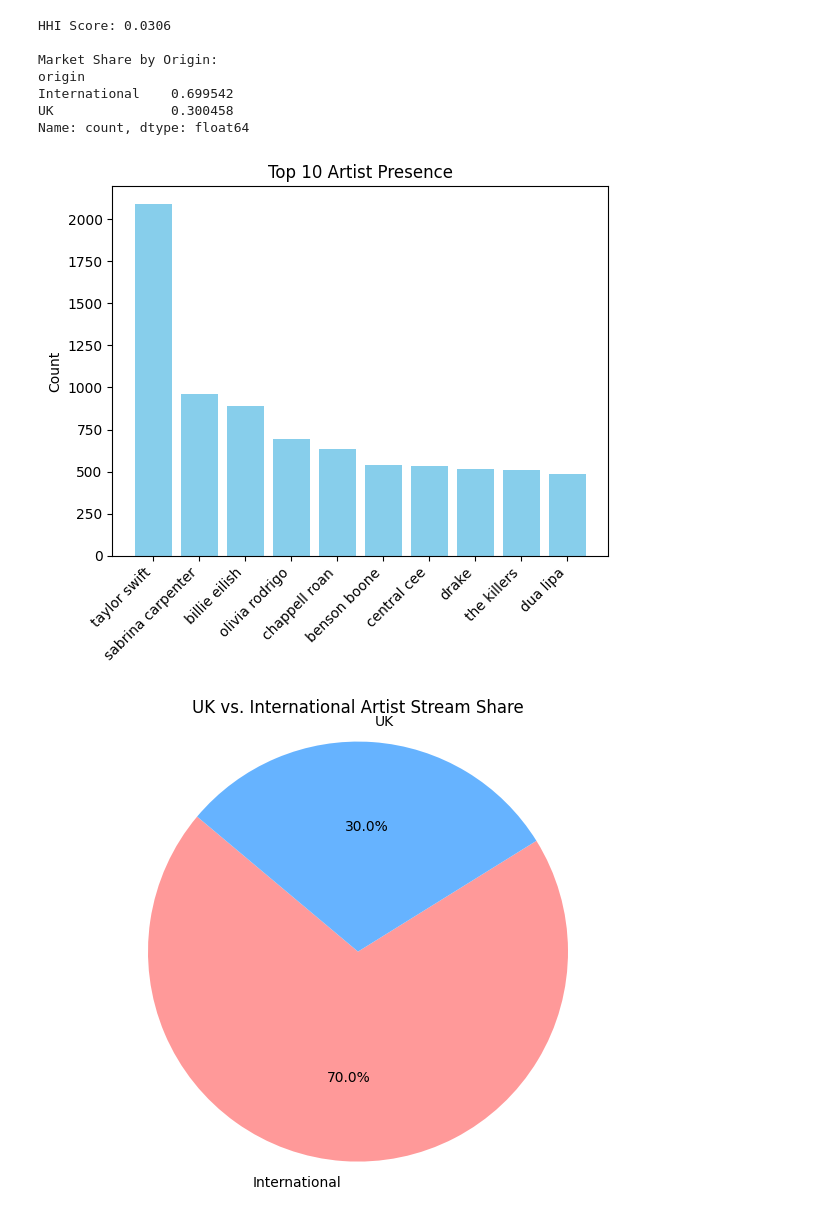
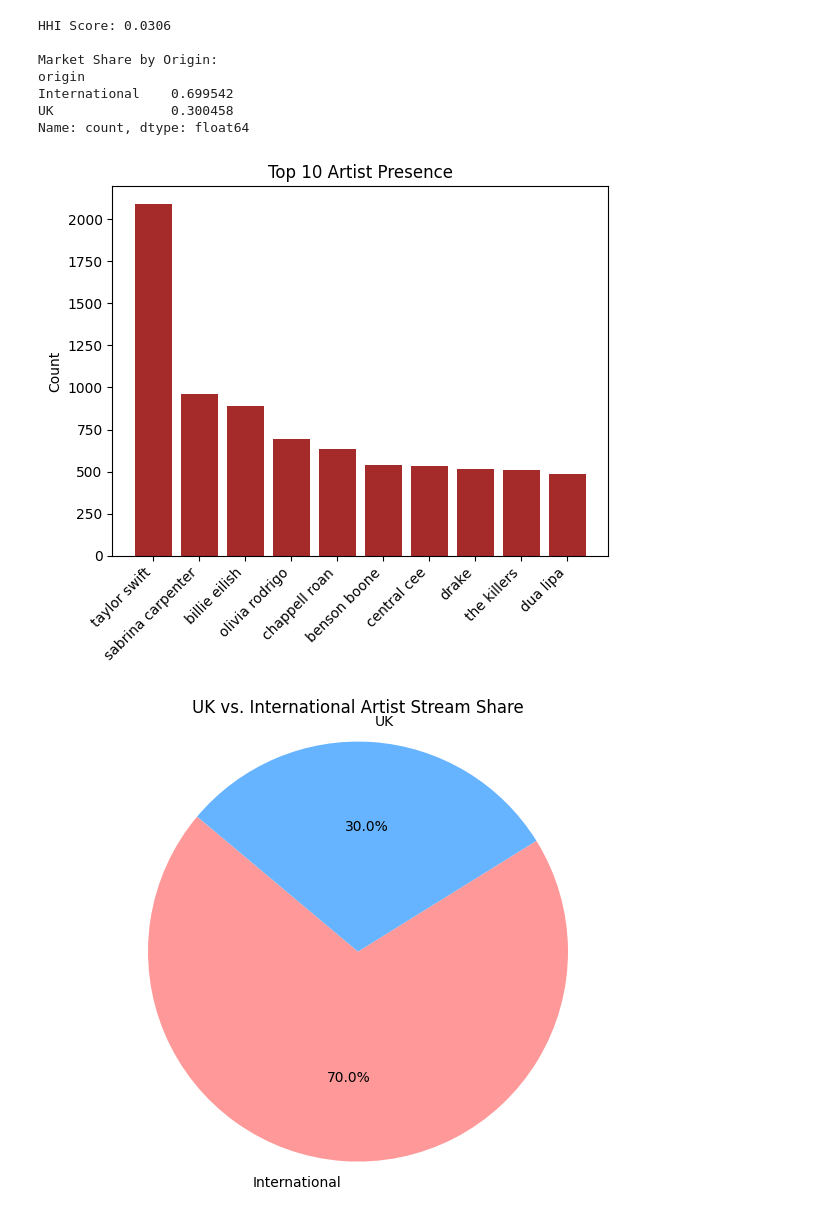
Before and after one commit to Priyaaa-05/UK_Top_50_Analysis, a Jupyter notebook: analysis.ipynb, the cells around one changed output. Drawn from its saved outputs; the diff is of its cells as text; code cells hidden in the pictures.

```diff
--- a/analysis.ipynb
+++ b/analysis.ipynb
@@ -60,26 +60,3 @@ date
 31-10-2025    36
 31-12-2024    53
 Name: artist_name, Length: 555, dtype: int64
-# %%
-import matplotlib.pyplot as plt
-import seaborn as sns
-
-# 1. Set the Date column as the Index
-df_indexed = df.set_index('date')
-
-# 2. Now perform your operation (resampling or rolling)
-# Resampling to Weekly (W)
-weekly_data = df_indexed['artist_name'].resample('W').nunique()
-
-# 3. OR a 30-day Rolling Average
-rolling_avg = df_indexed['artist_name'].resample('D').nunique().rolling(window=30).mean()
-
-# Plotting the Daily Unique Artist Count
-plt.figure(figsize=(10,6))
-weekly_data.plot(kind='line', marker='o', color='teal' )
-
-plt.title('Unique Artist Per Day on UK Top 50')
-plt.xlabel('Date')
-plt.ylabel('Number of Unique Artist')
-plt.grid(True)
-plt.show()
@@ -450,15 +425,15 @@ Name: count, dtype: float64
 # %%
 import matplotlib.pyplot as plt
 
 # Create a bar chart of the top 10 artists for visual impact
 top_10 = df.head(10)
-plt.bar(top_10['artist_name'], top_10['count'], color='skyblue')
+plt.bar(top_10['artist_name'], top_10['count'], color='brown')
 plt.xticks(rotation=45, ha='right')
 plt.title('Top 10 Artist Presence')
 plt.ylabel('Count')
 plt.show()
 # %% [output]
-[figure, old version]
+[figure, new version]
 # %%
 import matplotlib.pyplot as plt
 
```
Also changed, not shown: parts of 6 cells of this notebook, 1 other file.
